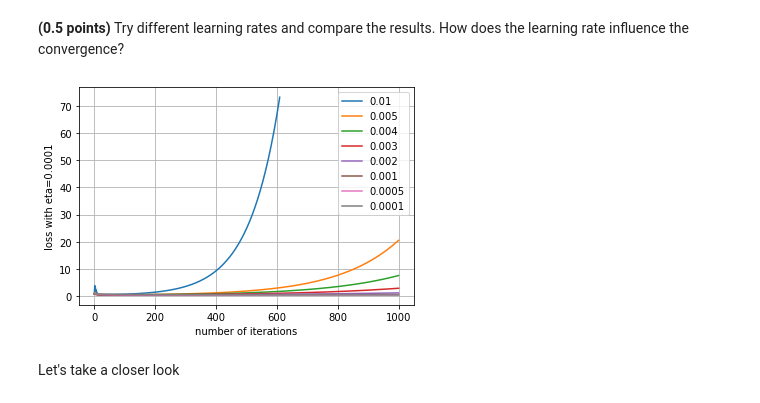
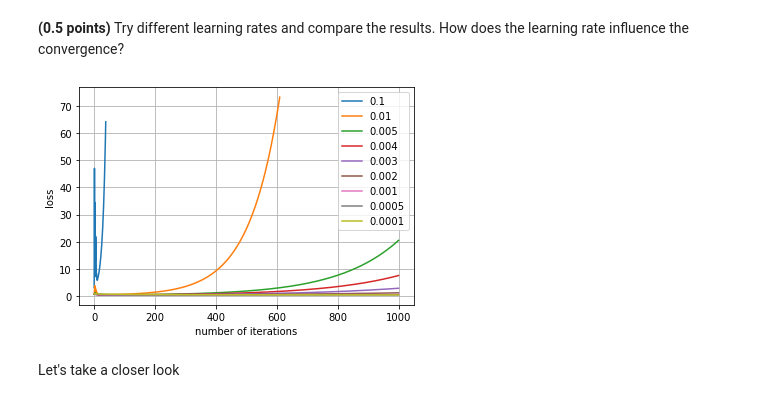
Before and after one commit to masha-mcr/ml-intro-classification, a Jupyter notebook: hw_classification.ipynb, the cells around one changed output. Saved outputs shown, nothing was run; the diff lists cells and outputs as text; code cells hidden in the pictures.

```diff
--- a/hw_classification.ipynb
+++ b/hw_classification.ipynb
@@ -196,17 +196,17 @@ plt.grid(True)
 # %% [markdown]
 **(0.5 points)** Try different learning rates and compare the results. How does the learning rate influence the convergence?
 # %%
-for eta in [0.01,0.005,0.004,0.003,0.002,0.001,0.0005,0.0001]:
+for eta in [0.1,0.01,0.005,0.004,0.003,0.002,0.001,0.0005,0.0001]:
     model = CustomLogisticRegression(eta = eta)
     model.fit(X_train,y_train)
     plt.plot(range(len(model.loss_curve)),model.loss_curve,label=f'{eta}')
     plt.xlabel('number of iterations')
     plt.ylabel('loss function')
-    plt.ylabel(f'loss with eta={eta}')
+    plt.ylabel(f'loss')
     plt.legend(loc='upper right')
     plt.grid(True)
 # %% [output]
-[figure, old version]
+[figure, new version]
 # %% [markdown]
  Let's take a closer look
 # %%
```
Also changed, not shown: parts of 64 cells of this notebook, 1 other file.
